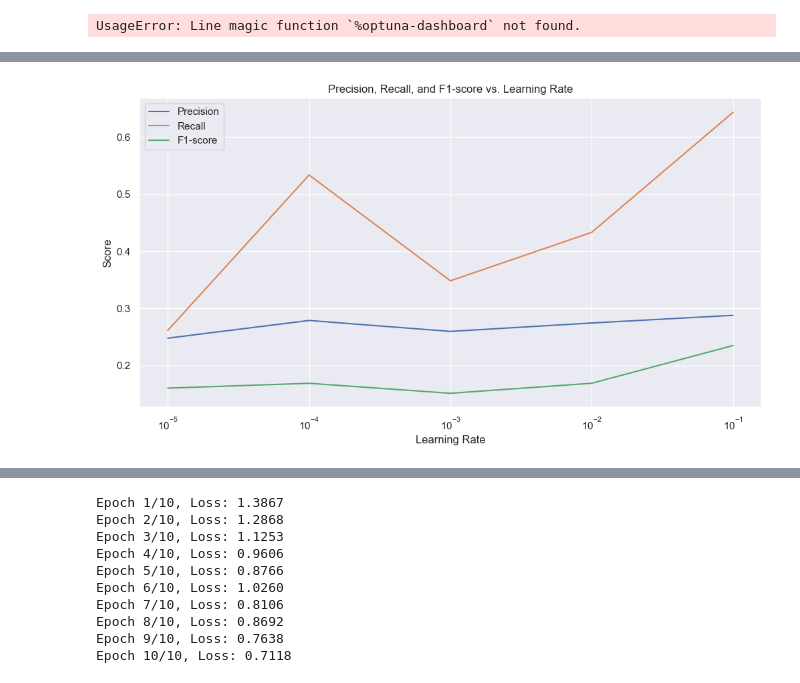
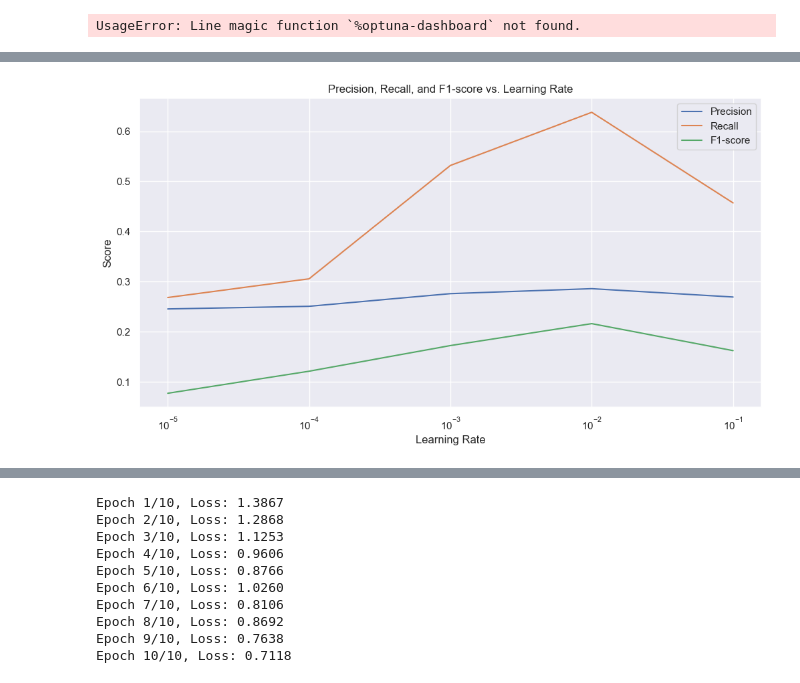
Before and after one commit to danieltobiastan/MicrosoftQA_LSTM, a Jupyter notebook: Model-finetune.ipynb, the cells around one changed output, grey strips where cells are left out. Cells and saved outputs as stored; diff of their text form; code cells hidden in the pictures.

Commit message:
fixed line graph for lr

```diff
--- a/Model-finetune.ipynb
+++ b/Model-finetune.ipynb
@@ -936,38 +936,41 @@ import matplotlib.pyplot as plt
 sns.set()
 
 # Assuming you have already optimized the study and have obtained the mean cross-validation scores
 # for precision, recall, and F1-score for each learning rate
-learning_rates = [1e-5, 1e-4, 1e-3, 1e-2, 1e-1]
+learning_rates = [1e-1, 1e-2,1e-3, 1e-4, 1e-5]
 # learning_rates = [1e-5, 1e-4, 1e-3, 1e-2, 1e-1]
-precision_scores = mean_cv_precision_scores
-recall_scores = mean_cv_recall_scores
-f1_scores = mean_cv_f1_scores
+# precision_scores = mean_cv_precision_scores
+# recall_scores = mean_cv_recall_scores
+# f1_scores = mean_cv_f1_scores
+precision_scores = [0.2693118152001093, 0.2860181020078061, 0.276061008297265, 0.2508163850213776, 0.24550309879494706]
+recall_scores = [0.45703668143993975, 0.637828138485149, 0.5317783694053849, 0.3056584366206521, 0.268311603736345]
+f1_scores = [0.16240098485902718, 0.21626517971057846, 0.17245817072861983, 0.12132537192498367, 0.07726614429149149]
 
 # Create a figure with a single subplot
 fig, ax = plt.subplots(figsize=(12, 6))
 
 # Plot the precision scores
 ax.plot(learning_rates, precision_scores, label="Precision")
 
 # Plot the recall scores
 ax.plot(learning_rates, recall_scores, label="Recall")
 
 # Plot the F1 scores
 ax.plot(learning_rates, f1_scores, label="F1-score")
 
 # Set the axis labels and title
 ax.set_xlabel("Learning Rate")
 ax.set_ylabel("Score")
 ax.set_xscale("log")
 ax.set_title("Precision, Recall, and F1-score vs. Learning Rate")
 
 # Add a legend
 ax.legend()
 
 # Show the plot
 plt.show()
 # %% [output]
-[figure, old version]
+[figure, new version]
 # %%
 # Get a DataFrame containing the results of all trials
 df = study.trials_dataframe()
```
Also changed, not shown: parts of 5 cells of this notebook, 1 other file.
